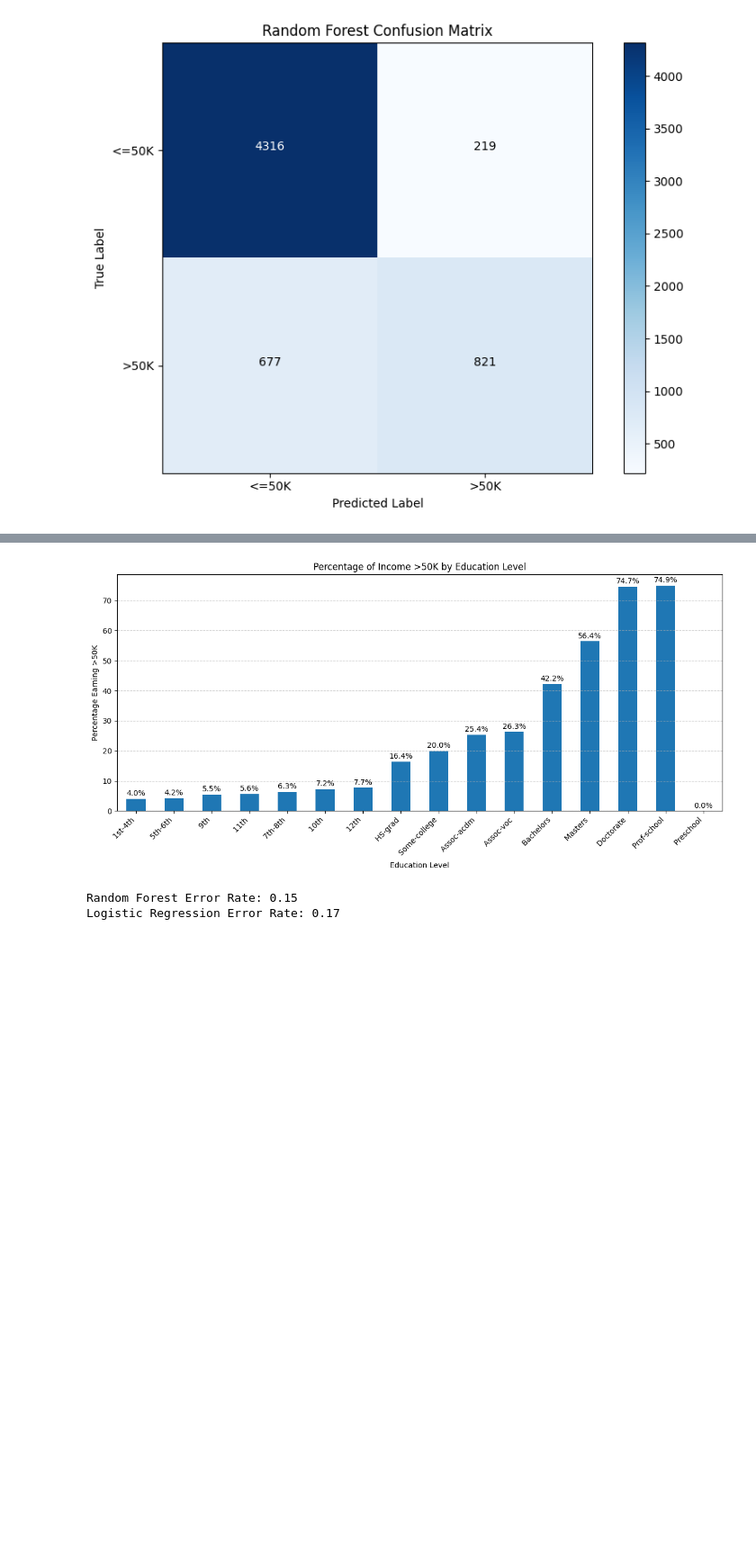
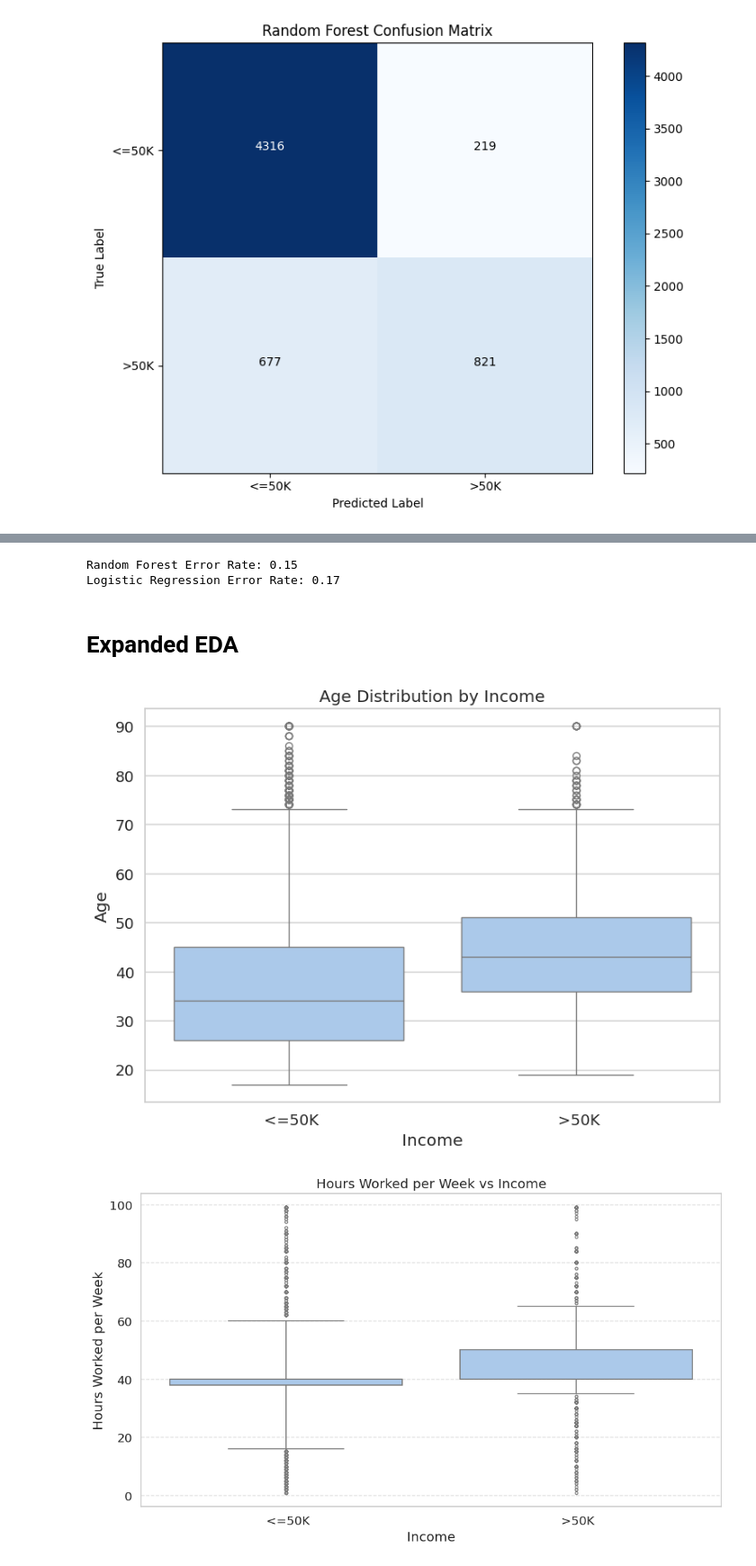
Before and after one commit to mattssawyer/STAT_4000_final_project, a Jupyter notebook: STAT_4000_Project.ipynb, the cells around one changed output, grey strips where cells are left out. Shown at 90% size. Drawn from its saved outputs; the diff is of its cells as text; code cells hidden in the pictures; blank space fills up the shorter version.

```diff
--- a/STAT_4000_Project.ipynb
+++ b/STAT_4000_Project.ipynb
@@ -202,37 +363,3 @@ Visualization
-# %%
-# Create education level income distribution
-education_income = cleaned.groupby(['education', 'income']).size().unstack()
-
-# Calculate percentage of >50K for each education level
-education_income['pct_over_50k'] = (education_income[' >50K'] /
-                                   (education_income[' >50K'] + education_income[' <=50K'])) * 100
-
-# Create bar plot
-plt.figure(figsize=(12, 6))
-bars = education_income['pct_over_50k'].sort_values().plot(kind='bar')
-plt.title('Percentage of Income >50K by Education Level')
-plt.xlabel('Education Level')
-plt.ylabel('Percentage Earning >50K')
-plt.xticks(rotation=45, ha='right')
-plt.grid(axis='y', linestyle='--', alpha=0.7)
-
-# Add percentage labels with better positioning
-for bar in bars.patches:
-    # Get the height of each bar
-    height = bar.get_height()
-    # Add text at the top of each bar (slightly offset)
-    plt.text(
-        bar.get_x() + bar.get_width()/2,  # x position (center of bar)
-        height + 0.5,                      # y position (slightly above bar)
-        f'{height:.1f}%',                  # text (percentage with 1 decimal)
-        ha='center',                       # horizontal alignment
-        va='bottom'                        # vertical alignment
-    )
-
-plt.tight_layout()
-plt.show()
-# %% [output]
-[figure, removed]
 # %%
 random_forest_error_rate = np.mean(y_pred_rf != y_test)
 print(f'Random Forest Error Rate: {random_forest_error_rate:.2f}')
@@ -242,3 +369,49 @@ print(f'Logistic Regression Error Rate: {logistic_regression_error_rate:.2f}')
 # %% [output]
 Random Forest Error Rate: 0.15
 Logistic Regression Error Rate: 0.17
+# %% [markdown]
+# Expanded EDA
+# %%
+# Boxplot of age by income category
+import matplotlib.pyplot as plt
+import seaborn as sns
+
+sns.set(style="whitegrid", palette = "pastel", font_scale = 1.2)
+plt.figure(figsize=(8, 6))
+sns.boxplot(x='income', y='age', data=cleaned)
+plt.title('Age Distribution by Income')
+plt.xlabel('Income')
+plt.ylabel('Age')
+plt.tight_layout()
+plt.show()
+
+# Boxplot for hours worked per week vs. income
+plt.figure(figsize=(10, 6))
+sns.boxplot(
+    x='income',
+    y='hours-per-week',
+    data=cleaned,
+    whis=[5, 95],      # whiskers at the 5th and 95th percentiles
+    fliersize=3,       # smaller outlier dots
+    linewidth=1.2
+)
+plt.title('Hours Worked per Week vs Income')
+plt.xlabel('Income')
+plt.ylabel('Hours Worked per Week')
+plt.grid(axis='y', linestyle='--', alpha=0.7)
+plt.tight_layout()
+plt.show()
+
+# Barchart for Categorical Variables
+count_income = cleaned.groupby(['occupation', 'income']).size().unstack(fill_value=0)
+count_income.plot(kind='bar', stacked=True, figsize=(10, 6))
+plt.title('Occupation vs. Income')
+plt.xlabel('Occupation')
+plt.ylabel('Count')
+plt.legend(title='Income')
+plt.xticks(rotation=45, ha='right')
+plt.tight_layout()
+plt.show()
+# %% [output]
+[figure, added]
+[figure, added]
```
Also changed, not shown: parts of 18 cells of this notebook.
